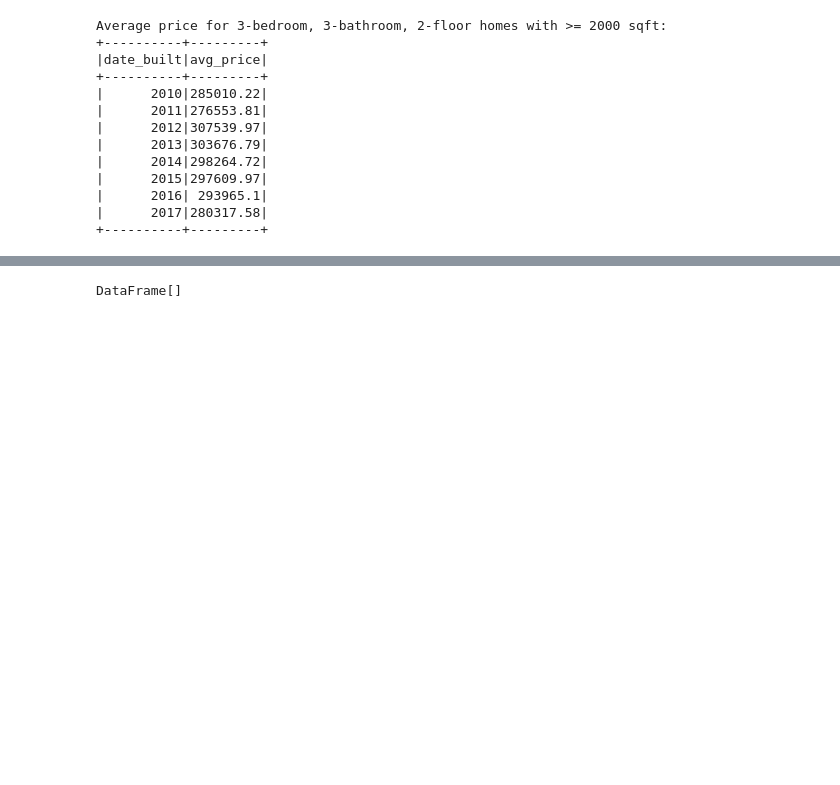
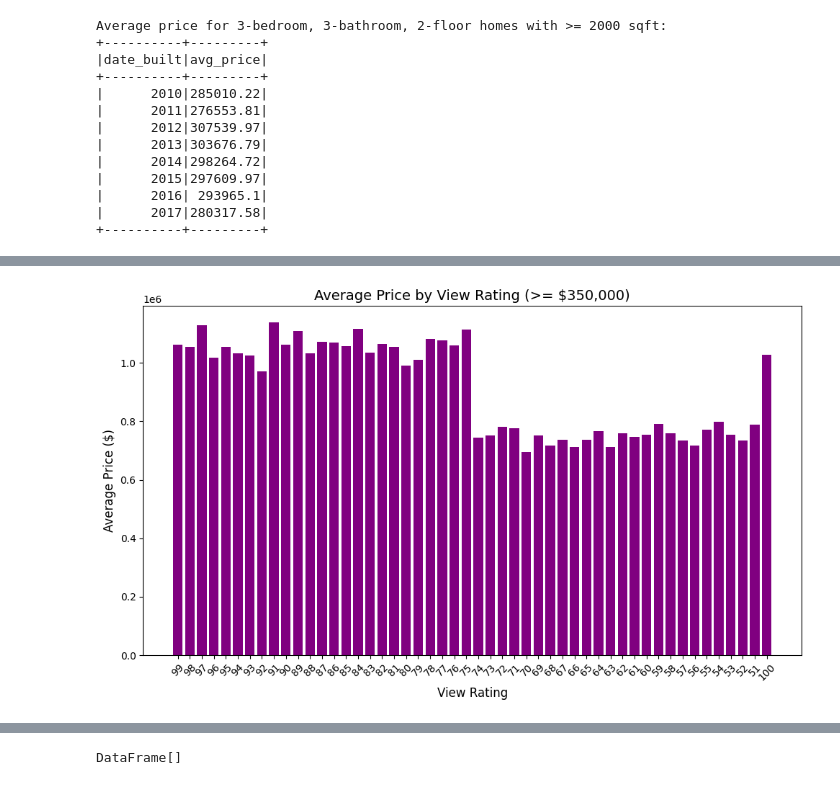
Before and after one commit to LegallyNotBlonde/MegaData_SparkProject_Home_Sales, a Jupyter notebook: Home_Sales_ipynb_colab.ipynb, the cells around one changed output, grey strips where cells are left out. Cells and saved outputs as stored; diff of their text form; code cells hidden in the pictures; blank space fills up the shorter version.

```diff
--- a/Home_Sales_ipynb_colab.ipynb
+++ b/Home_Sales_ipynb_colab.ipynb
@@ -188,3 +220,19 @@ Query runtime: 1.38 seconds
+# %%
+# Query results for Average Price by View Rating (>= $350,000)
+result_view_rating = spark.sql(query_avg_price_by_view).toPandas()
+
+# Bar Chart for Average Price by View Rating
+plt.figure(figsize=(10, 6))
+plt.bar(result_view_rating['view'], result_view_rating['avg_price'], color='purple')
+plt.title("Average Price by View Rating (>= $350,000)", fontsize=14)
+plt.xlabel("View Rating", fontsize=12)
+plt.ylabel("Average Price ($)", fontsize=12)
+plt.xticks(rotation=45, fontsize=10)
+plt.tight_layout()
+plt.savefig("Visualization/avg_price_by_view.png", dpi=300)
+plt.show()
+# %% [output]
+[figure, added]
 # %%
 # Save Data Partitioned by `date_built`
 df_sales.write.partitionBy("date_built").mode("overwrite").parquet("date_built")
```
Also changed, not shown: parts of 6 cells of this notebook, 3 other files.
